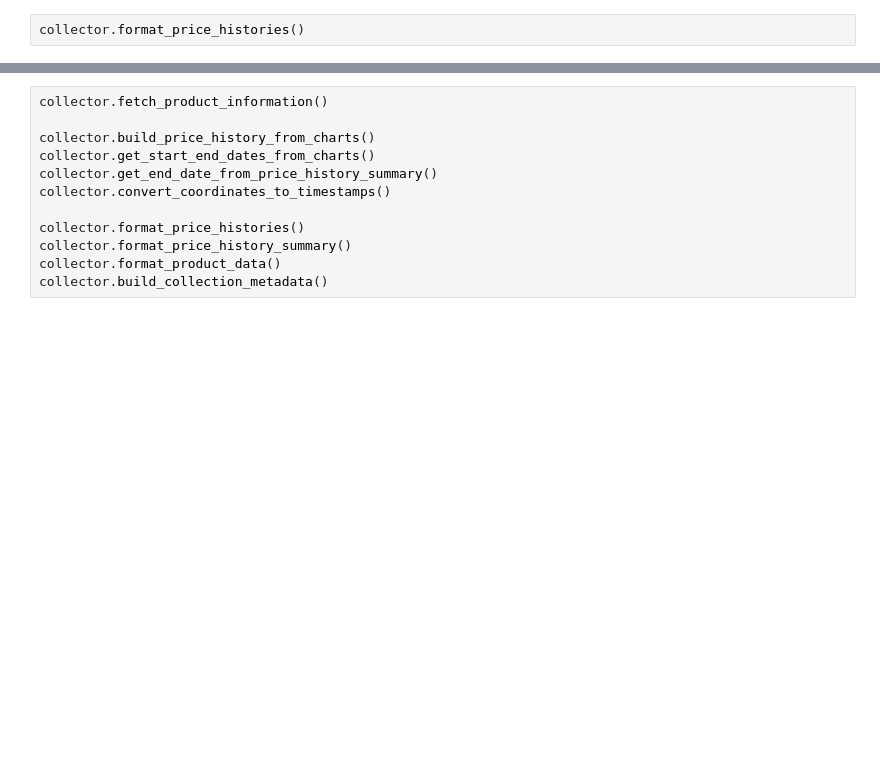
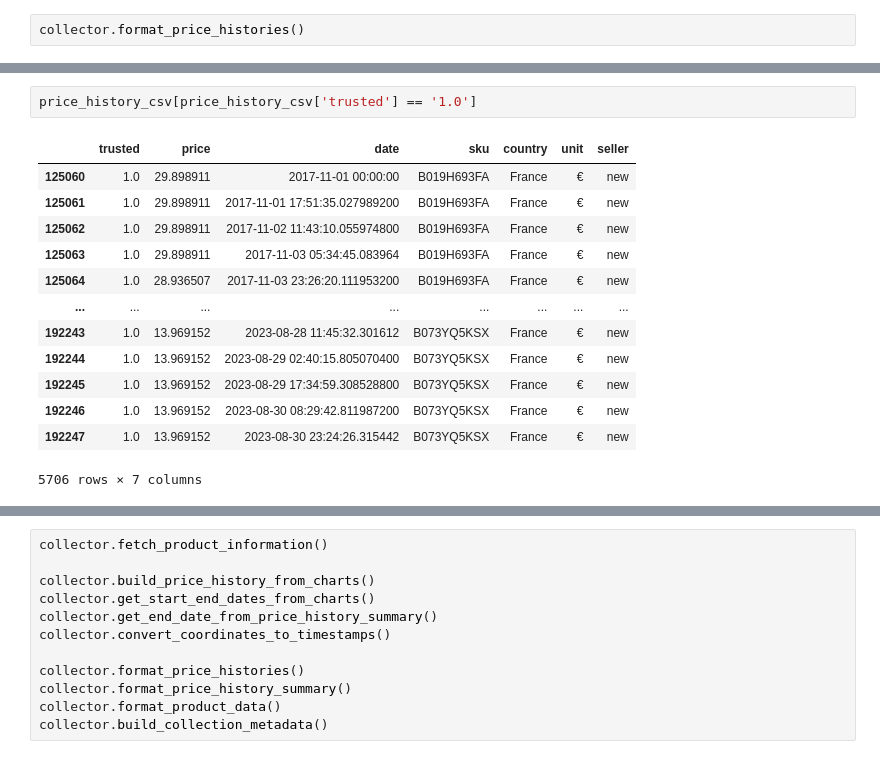
Before and after one commit to pechouc/dst_incidence, a Jupyter notebook: notebooks/tester.ipynb, the cells around one changed output, grey strips where cells are left out. Cells and saved outputs as stored; diff of their text form; blank space fills up the shorter version.

```diff
--- a/notebooks/tester.ipynb
+++ b/notebooks/tester.ipynb
@@ -78,0 +133,16 @@ collector.price_histories
+# %%
+price_history_csv[price_history_csv['trusted'] == '1.0']
+# %% [output]
+|  | trusted | price | date | sku | country | unit | seller |
+| 125060 | 1.0 | 29.898911 | 2017-11-01 00:00:00 | B019H693FA | France | € | new |
+| 125061 | 1.0 | 29.898911 | 2017-11-01 17:51:35.027989200 | B019H693FA | France | € | new |
+| 125062 | 1.0 | 29.898911 | 2017-11-02 11:43:10.055974800 | B019H693FA | France | € | new |
+| 125063 | 1.0 | 29.898911 | 2017-11-03 05:34:45.083964 | B019H693FA | France | € | new |
+| 125064 | 1.0 | 28.936507 | 2017-11-03 23:26:20.111953200 | B019H693FA | France | € | new |
+| ... | ... | ... | ... | ... | ... | ... | ... |
+| 192243 | 1.0 | 13.969152 | 2023-08-28 11:45:32.301612 | B073YQ5KSX | France | € | new |
+| 192244 | 1.0 | 13.969152 | 2023-08-29 02:40:15.805070400 | B073YQ5KSX | France | € | new |
+| 192245 | 1.0 | 13.969152 | 2023-08-29 17:34:59.308528800 | B073YQ5KSX | France | € | new |
+| 192246 | 1.0 | 13.969152 | 2023-08-30 08:29:42.811987200 | B073YQ5KSX | France | € | new |
+| 192247 | 1.0 | 13.969152 | 2023-08-30 23:24:26.315442 | B073YQ5KSX | France | € | new |
+5706 rows × 7 columns
```
Also changed, not shown: parts of 24 cells of this notebook.
